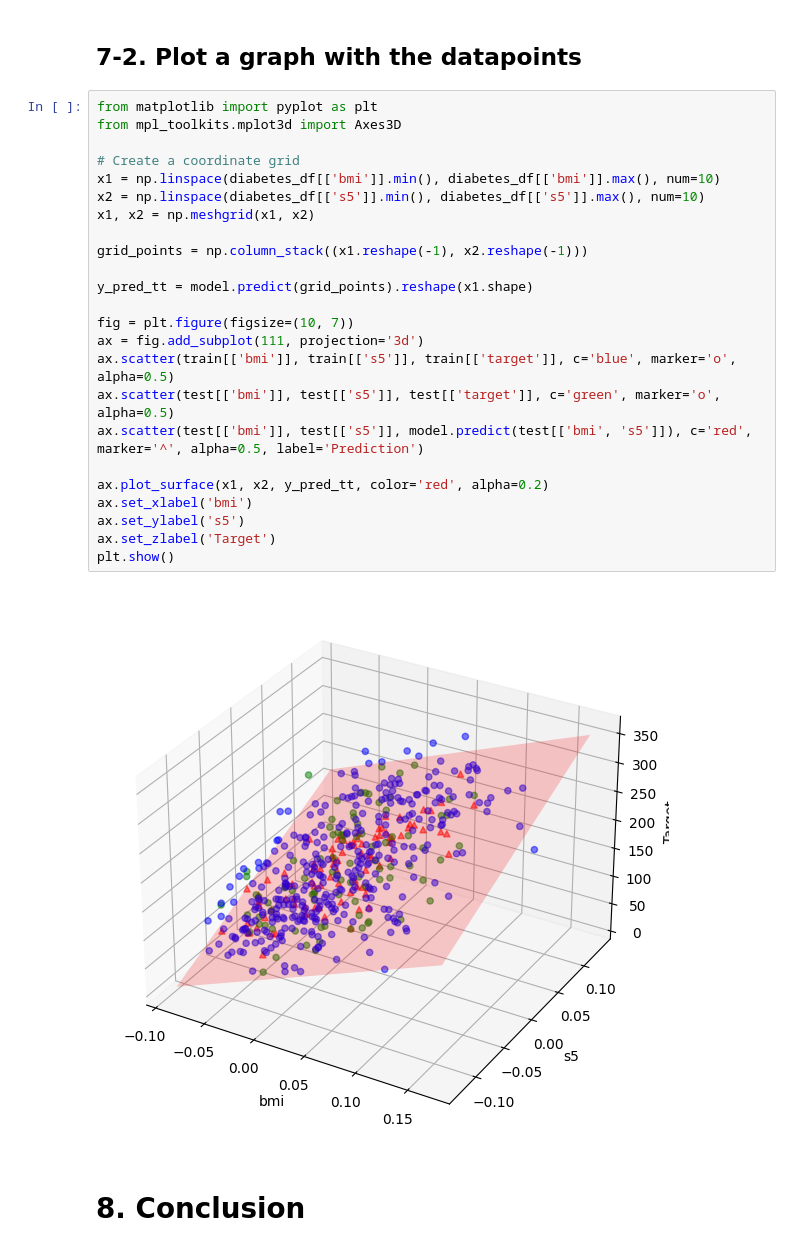
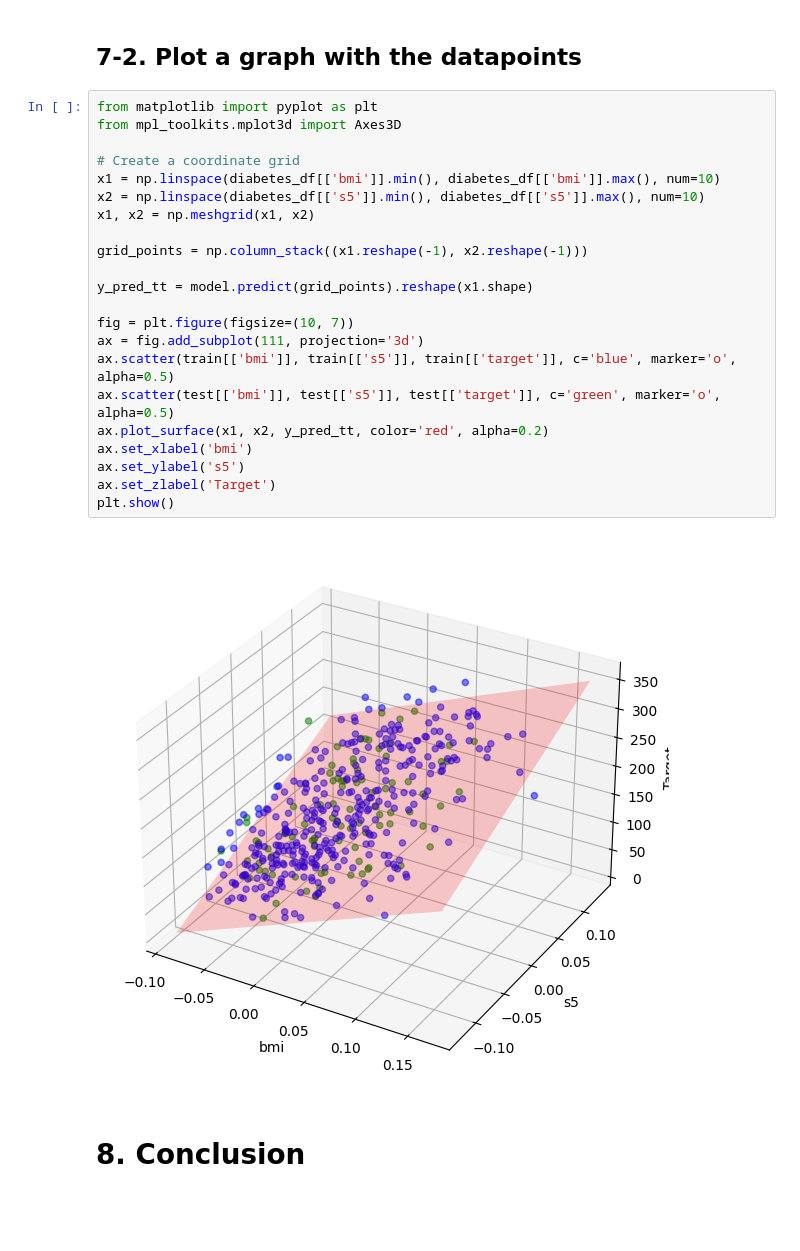
Before and after one commit to hyoon1/CSCN8010-labs, a Jupyter notebook: multivariate_regression.ipynb, the cells around one changed output. Drawn from its saved outputs; the diff is of its cells as text; blank space fills up the shorter version.

```diff
--- a/multivariate_regression.ipynb
+++ b/multivariate_regression.ipynb
@@ -243,28 +243,26 @@ Pipeline(steps=[('polynomialfeatures', PolynomialFeatures(degree=1)),
 # %%
 from matplotlib import pyplot as plt
 from mpl_toolkits.mplot3d import Axes3D
 
 # Create a coordinate grid
 x1 = np.linspace(diabetes_df[['bmi']].min(), diabetes_df[['bmi']].max(), num=10)
 x2 = np.linspace(diabetes_df[['s5']].min(), diabetes_df[['s5']].max(), num=10)
 x1, x2 = np.meshgrid(x1, x2)
 
 grid_points = np.column_stack((x1.reshape(-1), x2.reshape(-1)))
 
 y_pred_tt = model.predict(grid_points).reshape(x1.shape)
 
 fig = plt.figure(figsize=(10, 7))
 ax = fig.add_subplot(111, projection='3d')
 ax.scatter(train[['bmi']], train[['s5']], train[['target']], c='blue', marker='o', alpha=0.5)
 ax.scatter(test[['bmi']], test[['s5']], test[['target']], c='green', marker='o', alpha=0.5)
-ax.scatter(test[['bmi']], test[['s5']], model.predict(test[['bmi', 's5']]), c='red', marker='^', alpha=0.5, label='Prediction')
-
 ax.plot_surface(x1, x2, y_pred_tt, color='red', alpha=0.2)
 ax.set_xlabel('bmi')
 ax.set_ylabel('s5')
 ax.set_zlabel('Target')
 plt.show()
 # %% [output]
-[figure, old version]
+[figure, new version]
 # %% [markdown]
 # 8. Conclusion
```
Also changed, not shown: parts of 2 cells of this notebook, 1 other file.
